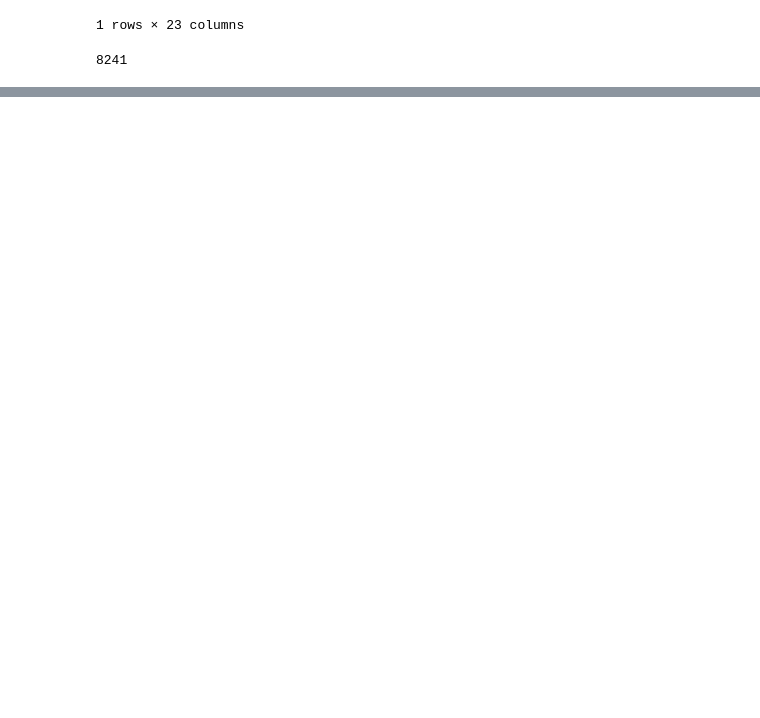
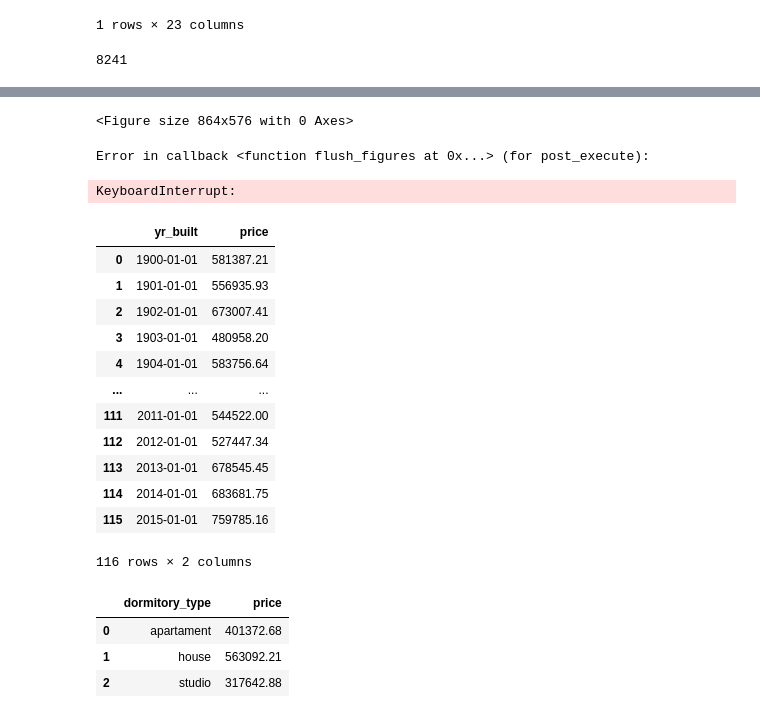
Before and after one commit to djalmarodriguess/Python, a Jupyter notebook: Pandas/House Sales.ipynb, the cells around one changed output, grey strips where cells are left out. Saved outputs shown, nothing was run; the diff lists cells and outputs as text; code cells hidden in the pictures; blank space fills up the shorter version.

```diff
--- a/Pandas/House Sales.ipynb
+++ b/Pandas/House Sales.ipynb
@@ -840,0 +841,32 @@ df[['data', 'price']].groupby('data').sum().plot.bar()
+# %%
+aux3 = df[['price', 'bedrooms']].groupby('bedrooms').sum().reset_index()
+
+plt.figure(figsize=(12,8))
+aux3 = df.plot.bar (x ='bedrooms' , y ='price' )
+# %% [output]
+<Figure size 864x576 with 0 Axes>
+Error in callback <function flush_figures at 0x...> (for post_execute):
+KeyboardInterrupt:
+# %%
+df[['price', 'yr_built']].groupby('yr_built').mean().reset_index()
+# %% [output]
+|  | yr_built | price |
+| 0 | 1900-01-01 | 581387.21 |
+| 1 | 1901-01-01 | 556935.93 |
+| 2 | 1902-01-01 | 673007.41 |
+| 3 | 1903-01-01 | 480958.20 |
+| 4 | 1904-01-01 | 583756.64 |
+| ... | ... | ... |
+| 111 | 2011-01-01 | 544522.00 |
+| 112 | 2012-01-01 | 527447.34 |
+| 113 | 2013-01-01 | 678545.45 |
+| 114 | 2014-01-01 | 683681.75 |
+| 115 | 2015-01-01 | 759785.16 |
+116 rows × 2 columns
+# %%
+df[['price', 'dormitory_type']].groupby('dormitory_type').mean().reset_index()
+# %% [output]
+|  | dormitory_type | price |
+| 0 | apartament | 401372.68 |
+| 1 | house | 563092.21 |
+| 2 | studio | 317642.88 |
```
Also changed, not shown: parts of 76 cells of this notebook.
